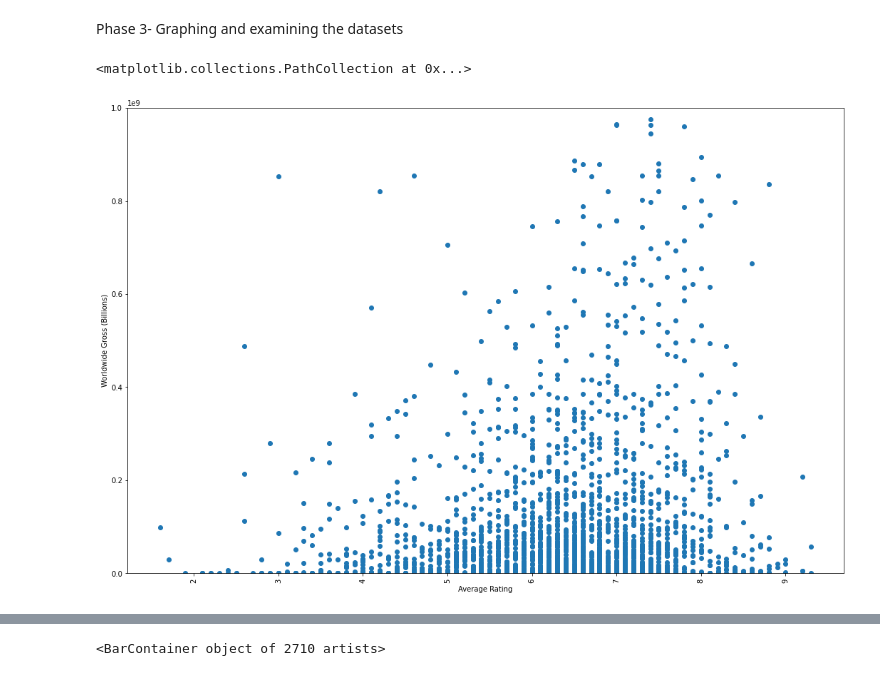
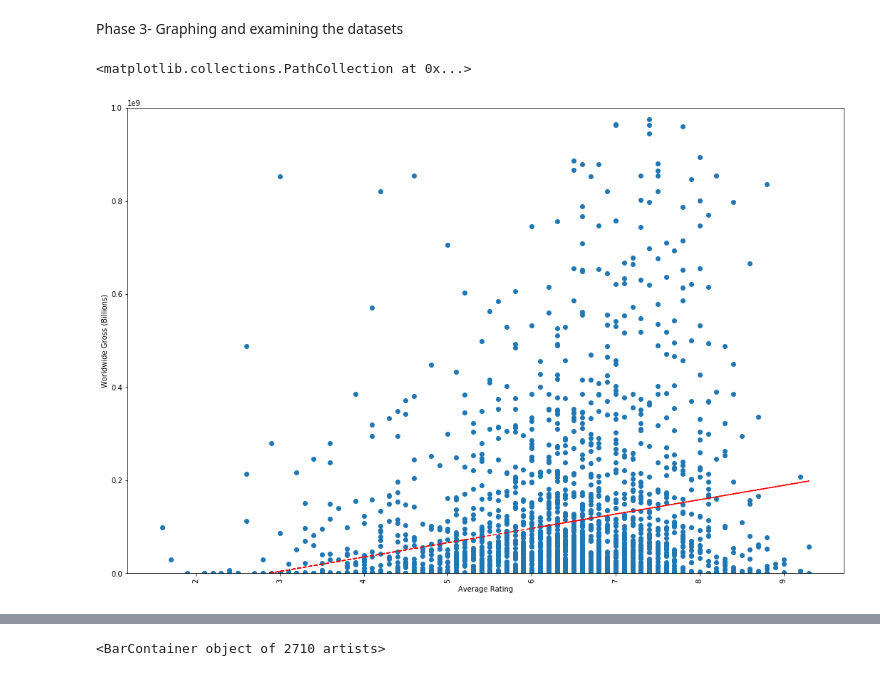
Before and after one commit to bagnine/moviedata, a Jupyter notebook: moviedata.ipynb, the cells around one changed output, grey strips where cells are left out. Cells and saved outputs as stored; diff of their text form; code cells hidden in the pictures.

```diff
--- a/moviedata.ipynb
+++ b/moviedata.ipynb
@@ -106,16 +106,18 @@ maindf = budgets.merge(titlerate, on= 'primary_title', how= 'inner')
 Phase 3-
 Graphing and examining the datasets
 # %%
-#this looks promising in terms of returning as usable conclusion
+#there is a slight positive correlation between rating and gross
 fig, ax = plt.subplots(figsize= (18, 12))
 x= maindf.averagerating
 y= maindf.worldwide_gross
-
+z = np.polyfit(x, y, 1)
+p = np.poly1d(z)
+plt.plot(x,p(x),"r--")
 ax.set_xlabel('Average Rating')
 ax.set_ylabel('Worldwide Gross (Billions)')
 ax.set_ylim(0, 1000000000)
 plt.xticks(rotation= 90)
 plt.scatter(x, y)
 # %% [output]
 <matplotlib.collections.PathCollection at 0x...>
-[figure, old version]
+[figure, new version]
```
Also changed, not shown: parts of 18 cells of this notebook.
